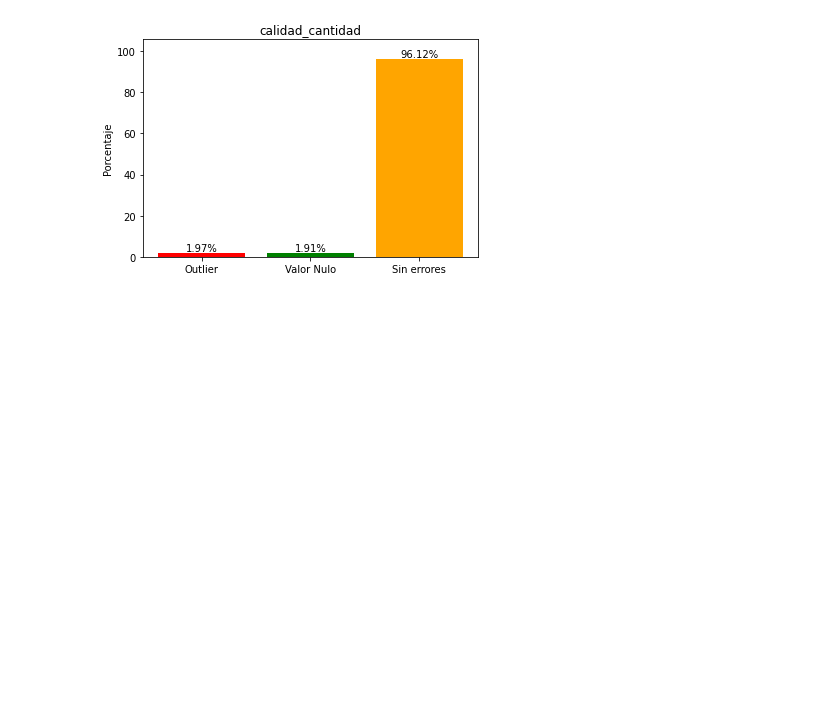
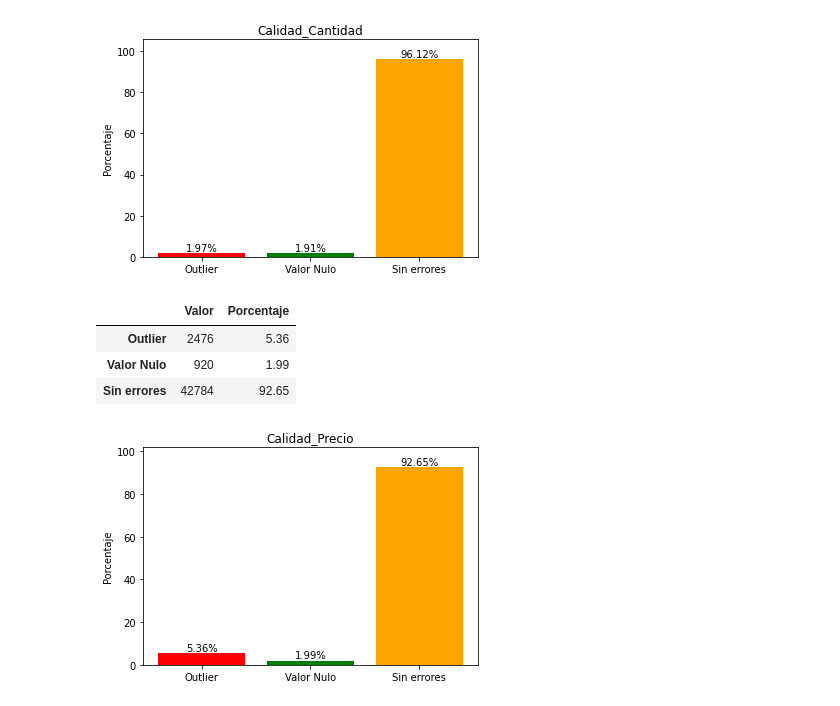
Before and after one commit to AlexRodriguezVillavicencio/DS-PI-ProyectoIndividual, a Jupyter notebook: calidad_dato.ipynb, the cells around one changed output. Cells and saved outputs as stored; diff of their text form; code cells hidden in the pictures; blank space fills up the shorter version.

Commit message:
calidad de los datos notebook

```diff
--- a/calidad_dato.ipynb
+++ b/calidad_dato.ipynb
@@ -162,3 +202,16 @@ graficar_transformar(calidad_cantidad)
 | Valor Nulo | 884 | 1.91 |
 | Sin errores | 44386 | 96.12 |
 [figure]
+# %%
+calidad_precio = pd.DataFrame()
+calidad_precio['Outlier'] =   [vo[0][1]]
+calidad_precio['Valor Nulo'] = [vnan[0][1]]
+calidad_precio['Sin errores'] = [df_venta.shape[0] - vo[0][1] - vnan[0][1]]
+plt.title('Calidad_Precio')
+graficar_transformar(calidad_precio)
+# %% [output]
+|  | Valor | Porcentaje |
+| Outlier | 2476 | 5.36 |
+| Valor Nulo | 920 | 1.99 |
+| Sin errores | 42784 | 92.65 |
+[figure, added]
```
Also changed, not shown: parts of 8 cells of this notebook.
